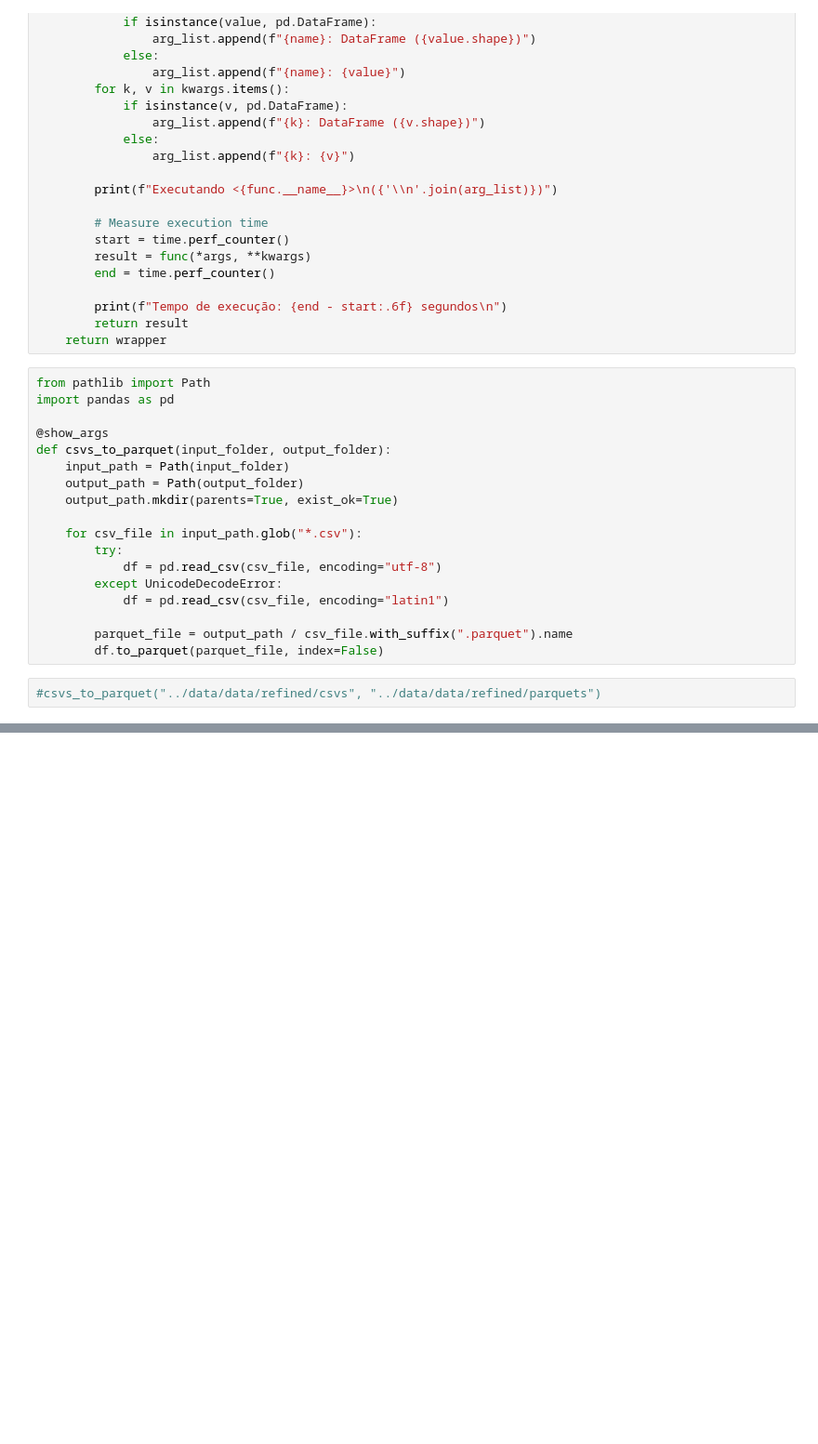
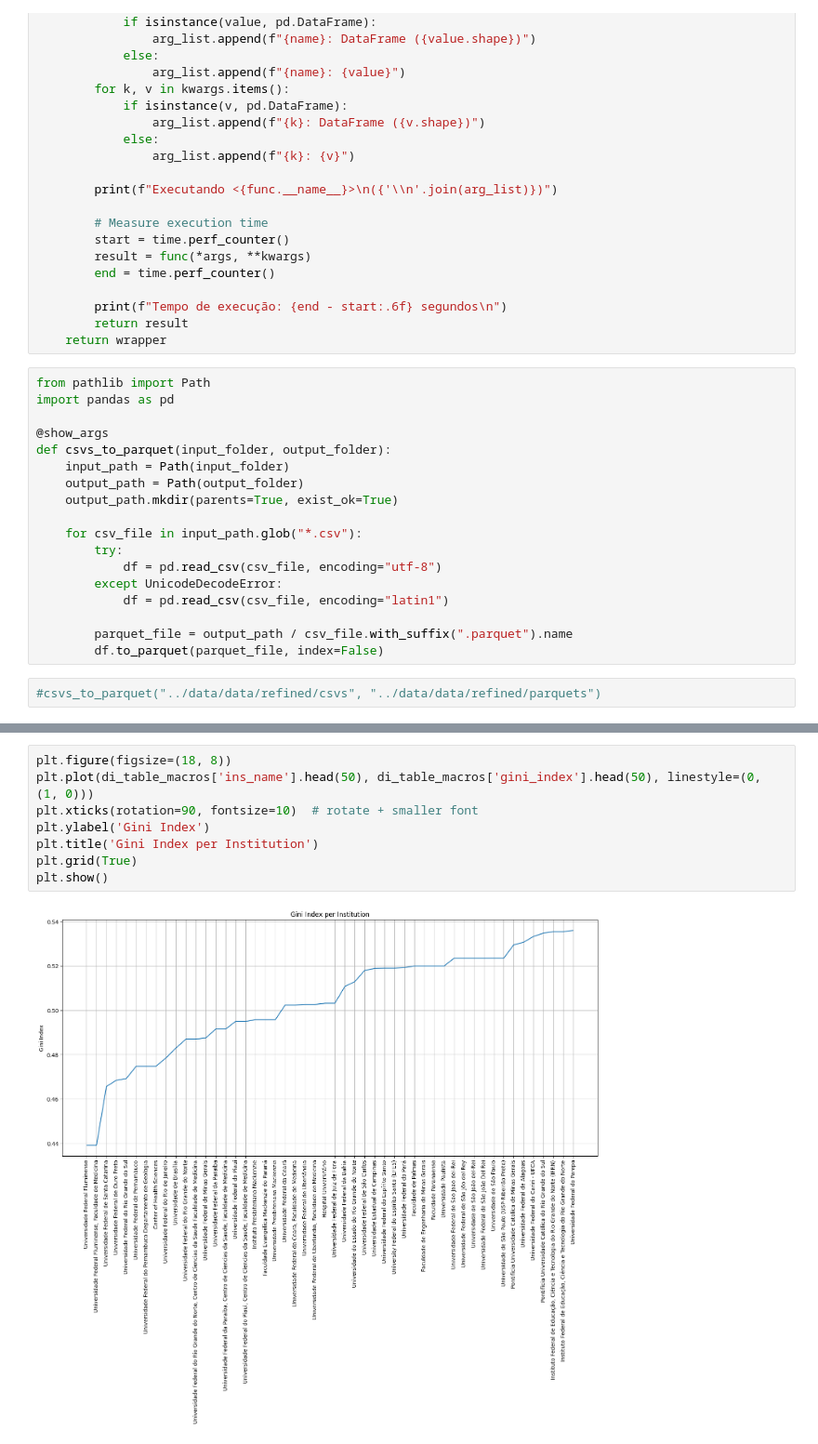
Before and after one commit to LucasdeLyra/Ranking-Interdisciplinaridade, a Jupyter notebook: analysis/basic_analysis.ipynb, the cells around one changed output, grey strips where cells are left out. Shown: that part at 93% size. Saved outputs shown, nothing was run; the diff lists cells and outputs as text; blank space fills up the shorter version.

```diff
--- a/analysis/basic_analysis.ipynb
+++ b/analysis/basic_analysis.ipynb
@@ -255,0 +363,10 @@ Name: ins_name, dtype: object
+# %%
+plt.figure(figsize=(18, 8))
+plt.plot(di_table_macros['ins_name'].head(50), di_table_macros['gini_index'].head(50), linestyle=(0, (1, 0)))
+plt.xticks(rotation=90, fontsize=10)  # rotate + smaller font
+plt.ylabel('Gini Index')
+plt.title('Gini Index per Institution')
+plt.grid(True)
+plt.show()
+# %% [output]
+[figure, added]
```
Also changed, not shown: parts of 22 cells of this notebook, 2 other files.
